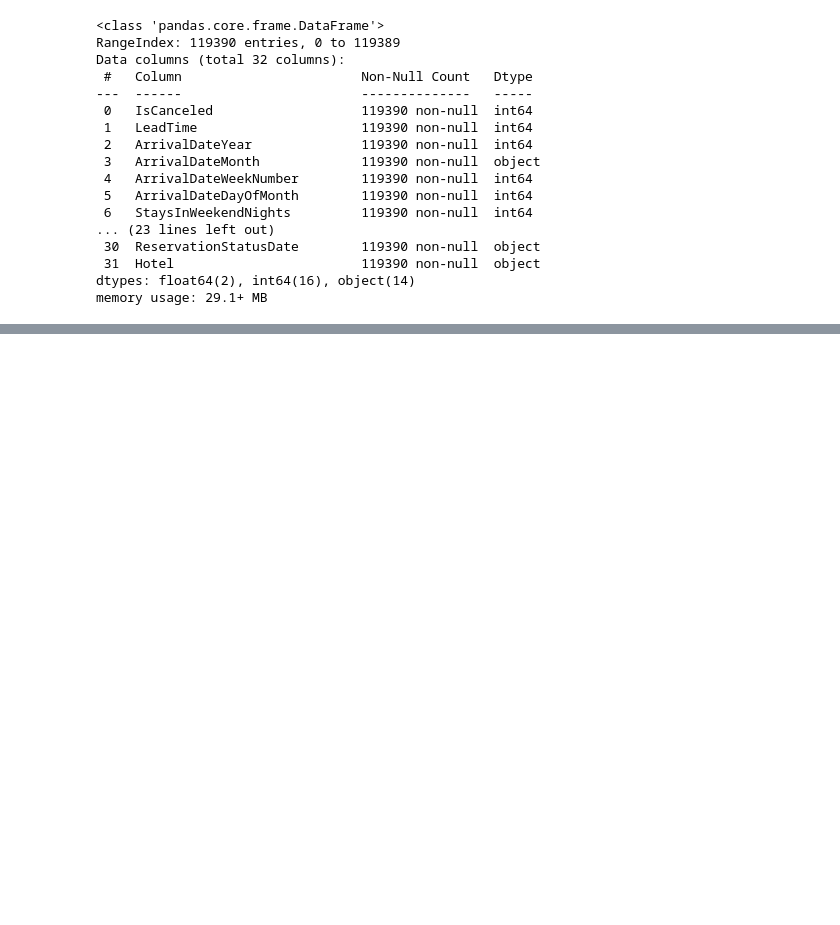
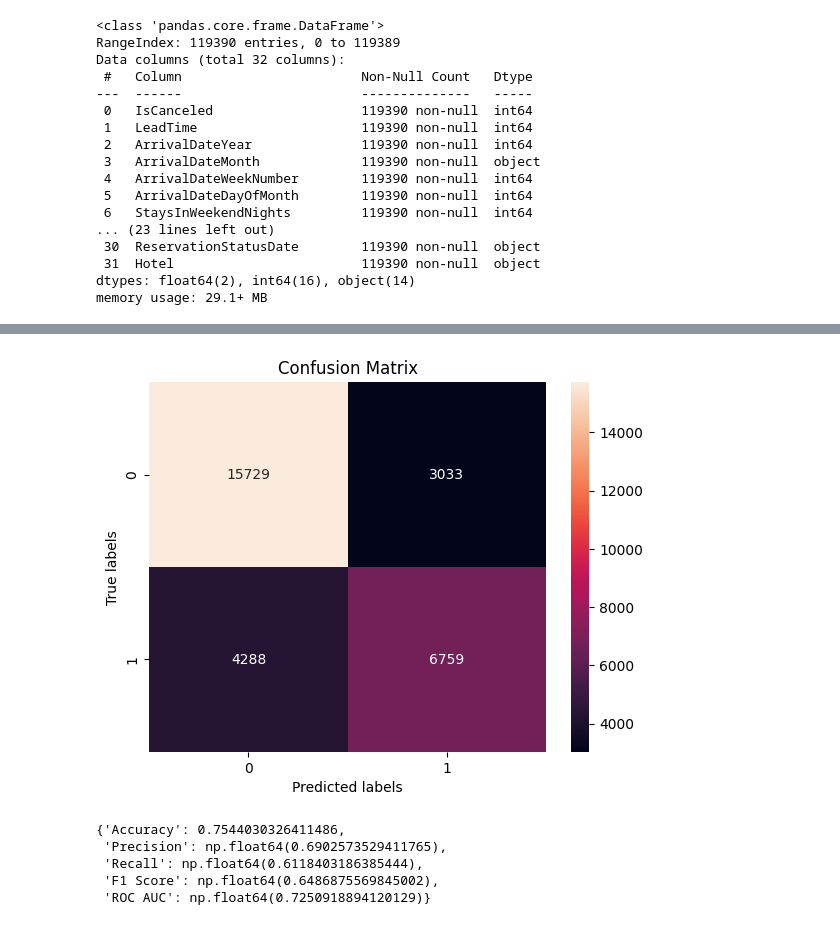
Before and after one commit to NamaWho/hotel-bookings-cancellation-prediction, a Jupyter notebook: main.ipynb, the cells around one changed output, grey strips where cells are left out. Drawn from its saved outputs; the diff is of its cells as text; code cells hidden in the pictures; blank space fills up the shorter version.

```diff
--- a/main.ipynb
+++ b/main.ipynb
@@ -280,0 +451,17 @@ results_df
+# %%
+from sklearn.model_selection import GridSearchCV
+
+# Define the parameters to tune
+param_grid = {
+    'model__n_estimators': [100, 200],
+    'model__max_depth': [3, 5],
+    'model__learning_rate': [0.1, 0.01]
+}
+
+# Setup GridSearchCV
+grid_search = GridSearchCV(estimator=pipeline, param_grid=param_grid, scoring='roc_auc', cv=skf, n_jobs=-1)
+grid_search.fit(X_convenient_train, y_convenient_train)
+
+# View best parameters and best score
+print("Best parameters found: ", grid_search.best_params_)
+print("Best ROC AUC: ", grid_search.best_score_)
@@ -280,0 +471,62 @@ results_df
+# %%
+# Let's define the model with the best parameters and rerun it
+from xgboost import XGBClassifier
+from imblearn.pipeline import Pipeline
+from imblearn.over_sampling import SMOTE
+from sklearn.metrics import accuracy_score, precision_score, recall_score, f1_score, roc_auc_score, confusion_matrix
+import seaborn as sns
+import matplotlib.pyplot as plt
+
+# Best parameters from grid search
+best_params = {
+    'learning_rate': 0.1,
+    'max_depth': 5,
+    'n_estimators': 200
+}
+
+# Define the pipeline with the best model parameters
+best_pipeline = Pipeline(steps=[
+    ('feature_transformer', Wrapper(BookingFeaturesTransformer())),  # Feature engineering
+    ('preprocessing', preprocessor),                                 # Preprocessing (StandardScaler, OneHotEncoder, etc.)
+    ('smote', SMOTE(random_state=42)),                               # Balancing classes using SMOTE
+    ('model', XGBClassifier(random_state=42, **best_params))         # Best model with tuned hyperparameters
+])
+
+# Fit the model on the training data
+best_pipeline.fit(X_convenient_train, y_convenient_train)
+
+# Predictions
+y_pred = best_pipeline.predict(X_convenient_test)
+
+# Calculate metrics
+accuracy = accuracy_score(y_convenient_test, y_pred)
+precision = precision_score(y_convenient_test, y_pred)
+recall = recall_score(y_convenient_test, y_pred)
+f1 = f1_score(y_convenient_test, y_pred)
+roc_auc = roc_auc_score(y_convenient_test, y_pred)
+
+# Output the metrics
+metrics = {
+    'Accuracy': accuracy,
+    'Precision': precision,
+    'Recall': recall,
+    'F1 Score': f1,
+    'ROC AUC': roc_auc
+}
+
+# Display confusion matrix
+cm = confusion_matrix(y_convenient_test, y_pred)
+sns.heatmap(cm, annot=True, fmt='d')
+plt.xlabel('Predicted labels')
+plt.ylabel('True labels')
+plt.title('Confusion Matrix')
+plt.show()
+
+metrics
+# %% [output]
+[figure, added]
+{'Accuracy': 0.7544030326411486,
+ 'Precision': np.float64(0.6902573529411765),
+ 'Recall': np.float64(0.6118403186385444),
+ 'F1 Score': np.float64(0.6486875569845002),
+ 'ROC AUC': np.float64(0.7250918894120129)}
```
Also changed, not shown: parts of 10 cells of this notebook, 1 other file.
